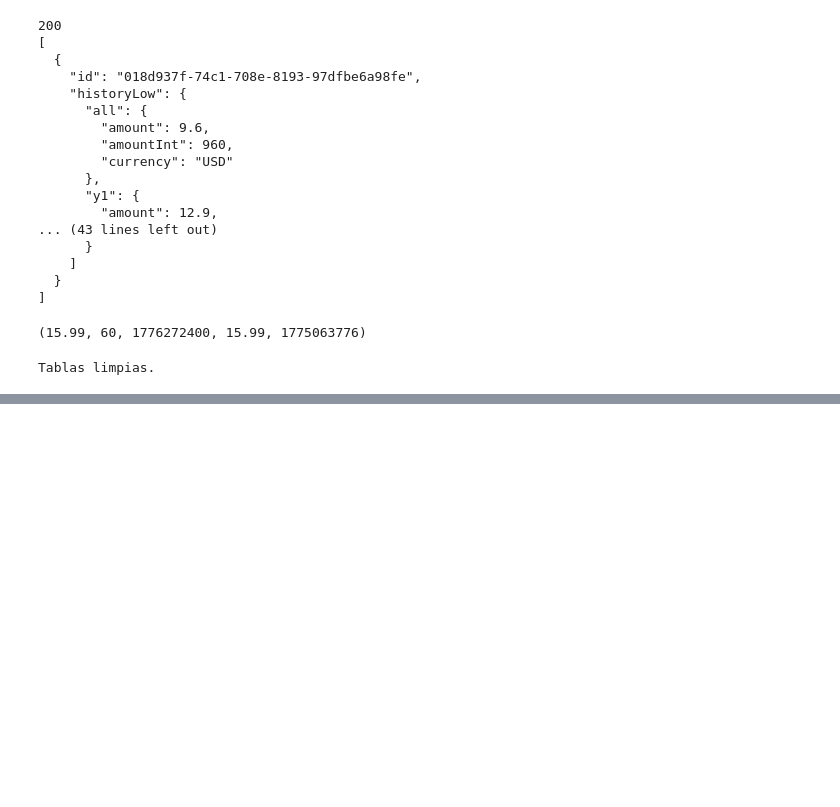
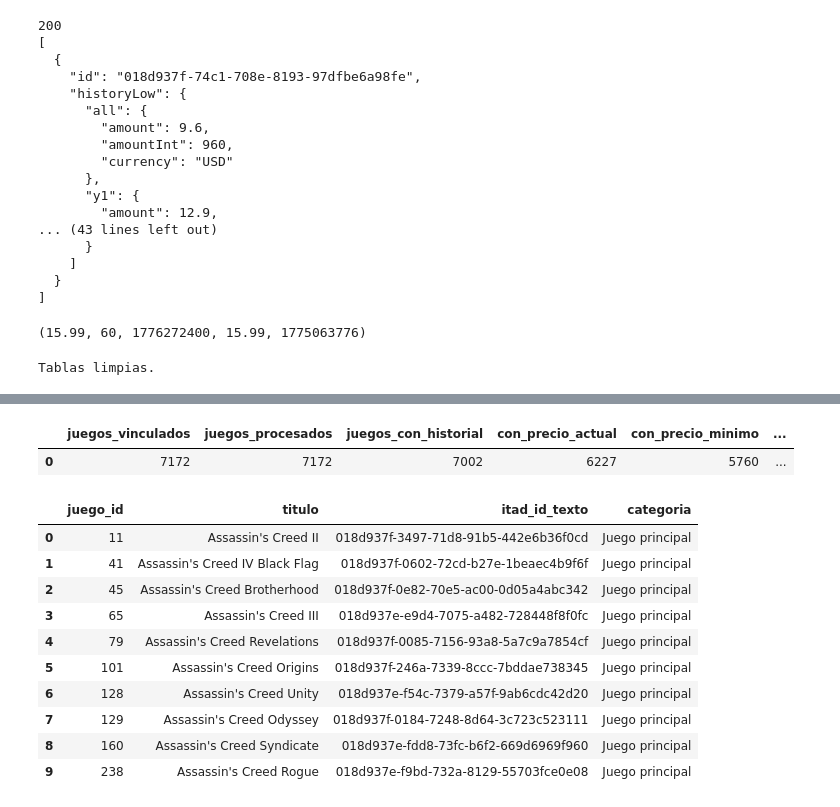
Before and after one commit to AdrianFrias/GAMELENS, a Jupyter notebook: notebooks/04_Extracion_ID_ITAD.ipynb, the cells around one changed output, grey strips where cells are left out. Drawn from its saved outputs; the diff is of its cells as text; code cells hidden in the pictures; blank space fills up the shorter version.

```diff
--- a/notebooks/04_Extracion_ID_ITAD.ipynb
+++ b/notebooks/04_Extracion_ID_ITAD.ipynb
@@ -852,0 +473,22 @@ with sqlite3.connect(DB_PATH) as conn:
+# %%
+with sqlite3.connect(DB_PATH) as conn:
+    df = pd.read_sql("""
+        SELECT
+            COUNT(j.itad_id_texto)                                       AS juegos_vinculados,
+            COUNT(d.itad_id_texto)                                       AS juegos_procesados,
+            COUNT(h.itad_id_texto)                                       AS juegos_con_historial,
+            SUM(CASE WHEN d.precio_actual  IS NOT NULL THEN 1 ELSE 0 END) AS con_precio_actual,
+            SUM(CASE WHEN d.precio_minimo  IS NOT NULL THEN 1 ELSE 0 END) AS con_precio_minimo,
+            SUM(CASE WHEN d.descuento_actual > 0       THEN 1 ELSE 0 END) AS en_descuento_ahora,
+            (SELECT COUNT(*) FROM Hist_Precios_ITAD)                      AS total_registros_hist
+        FROM CAT_Juego j
+        LEFT JOIN Datos_Actuales_ITAD d ON j.itad_id_texto = d.itad_id_texto
+        LEFT JOIN (SELECT DISTINCT itad_id_texto FROM Hist_Precios_ITAD) h ON j.itad_id_texto = h.itad_id_texto
+        WHERE j.itad_id_texto IS NOT NULL
+    """, conn)
+    display(df)
+
+#paree que perdi 170 pero las pruebas indeican que itad a vces no traquea bien losd datos
+# %% [output]
+|  | juegos_vinculados | juegos_procesados | juegos_con_historial | con_precio_actual | con_precio_minimo | ... |
+| 0 | 7172 | 7172 | 7002 | 6227 | 5760 | ... |
@@ -852,0 +543,26 @@ with sqlite3.connect(DB_PATH) as conn:
+# %%
+# Buscar juegos por nombre para obtener su itad_id_texto
+def buscar_juego(titulo):
+    with sqlite3.connect(DB_PATH) as conn:
+        df = pd.read_sql("""
+            SELECT juego_id, titulo, itad_id_texto, categoria
+            FROM CAT_Juego
+            WHERE titulo LIKE ?
+              AND itad_id_texto IS NOT NULL
+            LIMIT 10
+        """, conn, params=(f"%{titulo}%",))
+    display(df)
+
+buscar_juego("assassin")
+# %% [output]
+|  | juego_id | titulo | itad_id_texto | categoria |
+| 0 | 11 | Assassin's Creed II | 018d937f-3497-71d8-91b5-442e6b36f0cd | Juego principal |
+| 1 | 41 | Assassin's Creed IV Black Flag | 018d937f-0602-72cd-b27e-1beaec4b9f6f | Juego principal |
+| 2 | 45 | Assassin's Creed Brotherhood | 018d937f-0e82-70e5-ac00-0d05a4abc342 | Juego principal |
+| 3 | 65 | Assassin's Creed III | 018d937e-e9d4-7075-a482-728448f8f0fc | Juego principal |
+| 4 | 79 | Assassin's Creed Revelations | 018d937f-0085-7156-93a8-5a7c9a7854cf | Juego principal |
+| 5 | 101 | Assassin's Creed Origins | 018d937f-246a-7339-8ccc-7bddae738345 | Juego principal |
+| 6 | 128 | Assassin's Creed Unity | 018d937e-f54c-7379-a57f-9ab6cdc42d20 | Juego principal |
+| 7 | 129 | Assassin's Creed Odyssey | 018d937f-0184-7248-8d64-3c723c523111 | Juego principal |
+| 8 | 160 | Assassin's Creed Syndicate | 018d937e-fdd8-73fc-b6f2-669d6969f960 | Juego principal |
+| 9 | 238 | Assassin's Creed Rogue | 018d937e-f9bd-732a-8129-55703fce0e08 | Juego principal |
```
Also changed, not shown: parts of 18 cells of this notebook, 3 other files.
